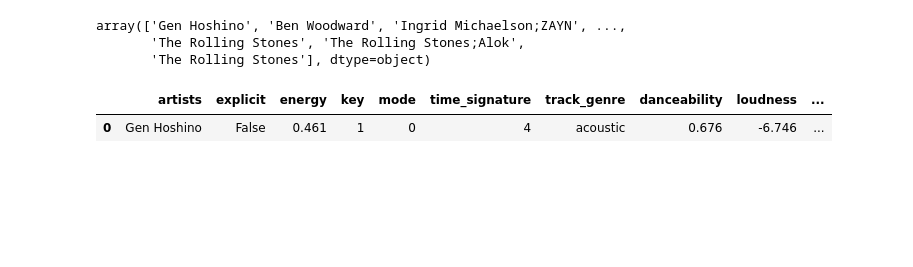
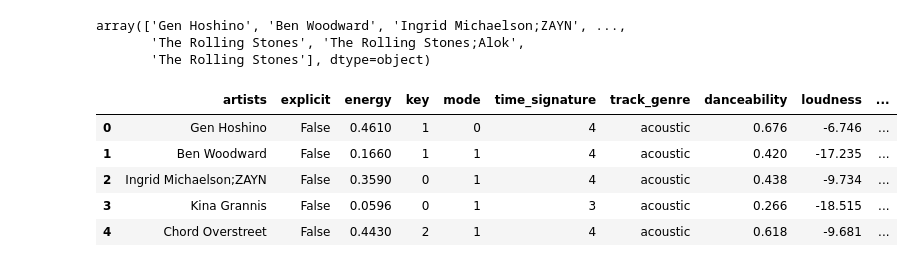
Before and after one commit to VosLannuck/Spotify_Analysis, a Jupyter notebook: findings.ipynb, the cells around one changed output. Drawn from its saved outputs; the diff is of its cells as text; code cells hidden in the pictures; blank space fills up the shorter version.

```diff
--- a/findings.ipynb
+++ b/findings.ipynb
@@ -223,10 +216,15 @@ array(['Gen Hoshino', 'Ben Woodward', 'Ingrid Michaelson;ZAYN', ...,
        'The Rolling Stones'], dtype=object)
 # %%
 miss_train_real = ModelBuilder.preserveRealValues(miss_train, scaler, cat_scaler, cat_cols)
-miss_train_real.head(1)
+miss_val_real = ModelBuilder.preserveRealValues(miss_val, scaler, cat_scaler, cat_cols)
+miss_train_real.head()
 # %% [output]
 |  | artists | explicit | energy | key | mode | time_signature | track_genre | danceability | loudness | ... |
-| 0 | Gen Hoshino | False | 0.461 | 1 | 0 | 4 | acoustic | 0.676 | -6.746 | ... |
+| 0 | Gen Hoshino | False | 0.4610 | 1 | 0 | 4 | acoustic | 0.676 | -6.746 | ... |
+| 1 | Ben Woodward | False | 0.1660 | 1 | 1 | 4 | acoustic | 0.420 | -17.235 | ... |
+| 2 | Ingrid Michaelson;ZAYN | False | 0.3590 | 0 | 1 | 4 | acoustic | 0.438 | -9.734 | ... |
+| 3 | Kina Grannis | False | 0.0596 | 0 | 1 | 3 | acoustic | 0.266 | -18.515 | ... |
+| 4 | Chord Overstreet | False | 0.4430 | 2 | 1 | 4 | acoustic | 0.618 | -9.681 | ... |
 # %%
 gp = eau.groupedAndSorted(miss_train_real, 'track_genre', 'popularity')
 eau.showPopularGenre(miss_train_real, gp.index, 'popularity')
```
Also changed, not shown: parts of 12 cells of this notebook, 5 other files.
